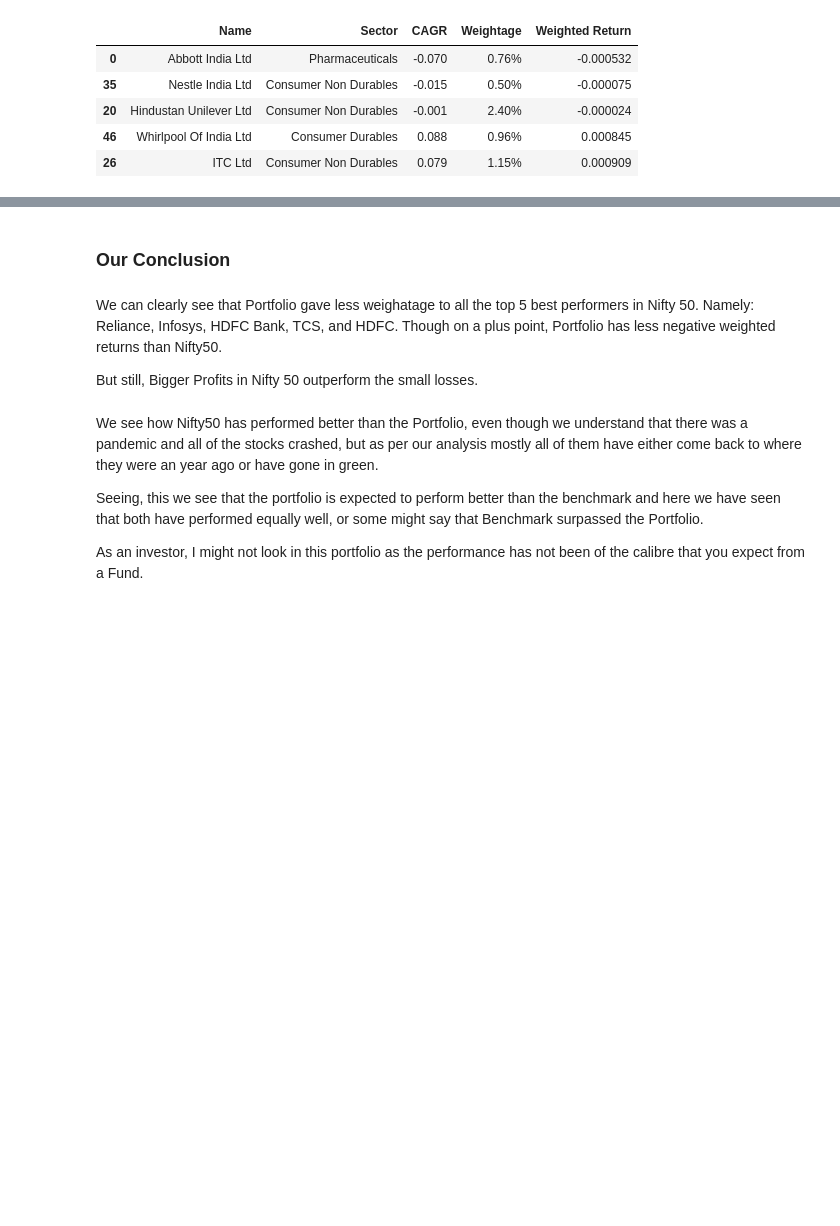
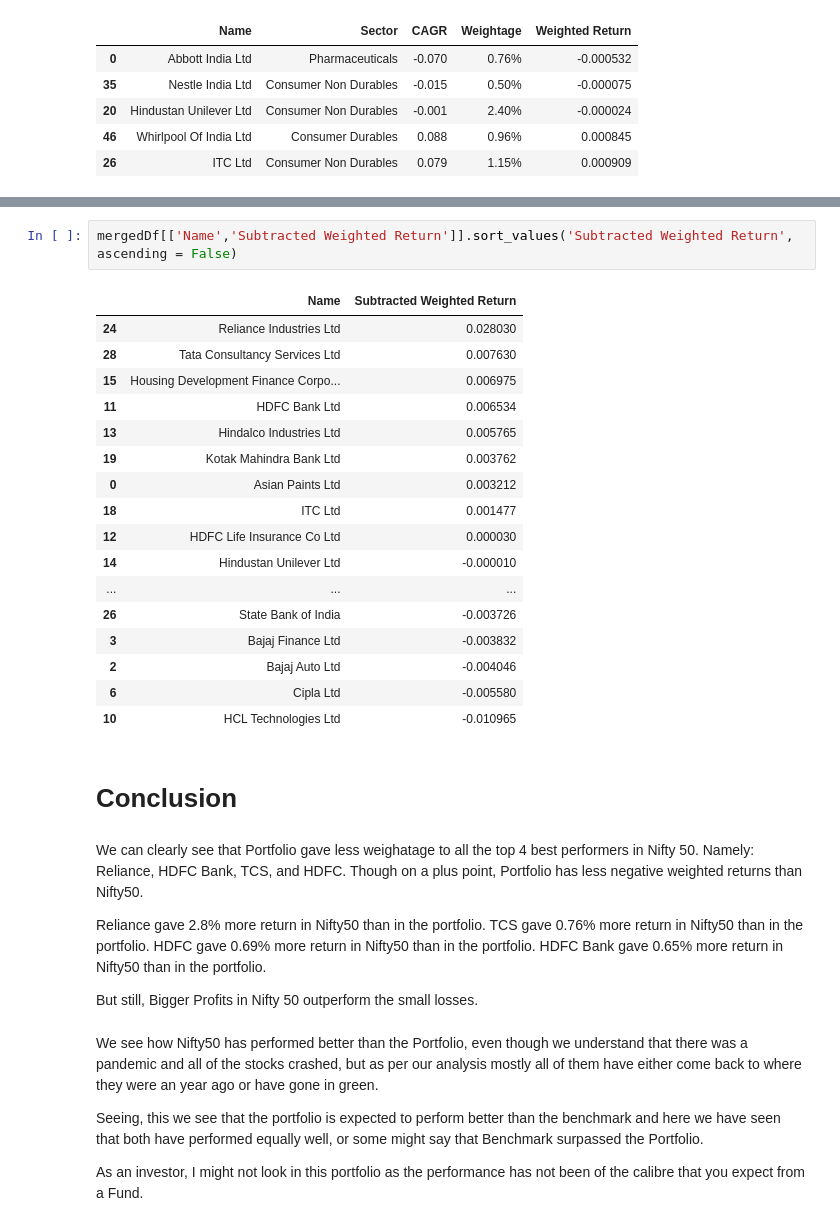
Before and after one commit to sarthakgoel31/Portfolio-outperformance-in-terms-of-CAGR, a Jupyter notebook: Portfolio Outperformance wrt CAGR.ipynb, the cells around one changed output, grey strips where cells are left out. Saved outputs shown, nothing was run; the diff lists cells and outputs as text; blank space fills up the shorter version.

```diff
--- a/Portfolio Outperformance wrt CAGR.ipynb
+++ b/Portfolio Outperformance wrt CAGR.ipynb
@@ -262,10 +285,35 @@ Portfolio_CAGR.sort_values('Weighted Return').head()
+# %%
+mergedDf[['Name','Subtracted Weighted Return']].sort_values('Subtracted Weighted Return', ascending = False)
+# %% [output]
+|  | Name | Subtracted Weighted Return |
+| 24 | Reliance Industries Ltd | 0.028030 |
+| 28 | Tata Consultancy Services Ltd | 0.007630 |
+| 15 | Housing Development Finance Corpo... | 0.006975 |
+| 11 | HDFC Bank Ltd | 0.006534 |
+| 13 | Hindalco Industries Ltd | 0.005765 |
+| 19 | Kotak Mahindra Bank Ltd | 0.003762 |
+| 0 | Asian Paints Ltd | 0.003212 |
+| 18 | ITC Ltd | 0.001477 |
+| 12 | HDFC Life Insurance Co Ltd | 0.000030 |
+| 14 | Hindustan Unilever Ltd | -0.000010 |
+| ... | ... | ... |
+| 26 | State Bank of India | -0.003726 |
+| 3 | Bajaj Finance Ltd | -0.003832 |
+| 2 | Bajaj Auto Ltd | -0.004046 |
+| 6 | Cipla Ltd | -0.005580 |
+| 10 | HCL Technologies Ltd | -0.010965 |
 # %% [markdown]
-### Our Conclusion
+# Conclusion
 # %% [markdown]
-We can clearly see that Portfolio gave less weighatage to all the top 5 best performers in Nifty 50.
-Namely: Reliance, Infosys, HDFC Bank, TCS, and HDFC.
+We can clearly see that Portfolio gave less weighatage to all the top 4 best performers in Nifty 50.
+Namely: Reliance, HDFC Bank, TCS, and HDFC.
 Though on a plus point, Portfolio has less negative weighted returns than Nifty50.
 
+Reliance gave 2.8% more return in Nifty50 than in the portfolio.
+TCS gave 0.76% more return in Nifty50 than in the portfolio.
+HDFC gave 0.69% more return in Nifty50 than in the portfolio.
+HDFC Bank gave 0.65% more return in Nifty50 than in the portfolio.
+
 But still, Bigger Profits in Nifty 50 outperform the small losses.
 # %% [markdown]
 We see how Nifty50 has performed better than the Portfolio, even though we understand that there was a pandemic and all of the stocks crashed, but as per our analysis mostly all of them have either come back to where they were an year ago or have gone in green.
```
Also changed, not shown: parts of 2 cells of this notebook.
